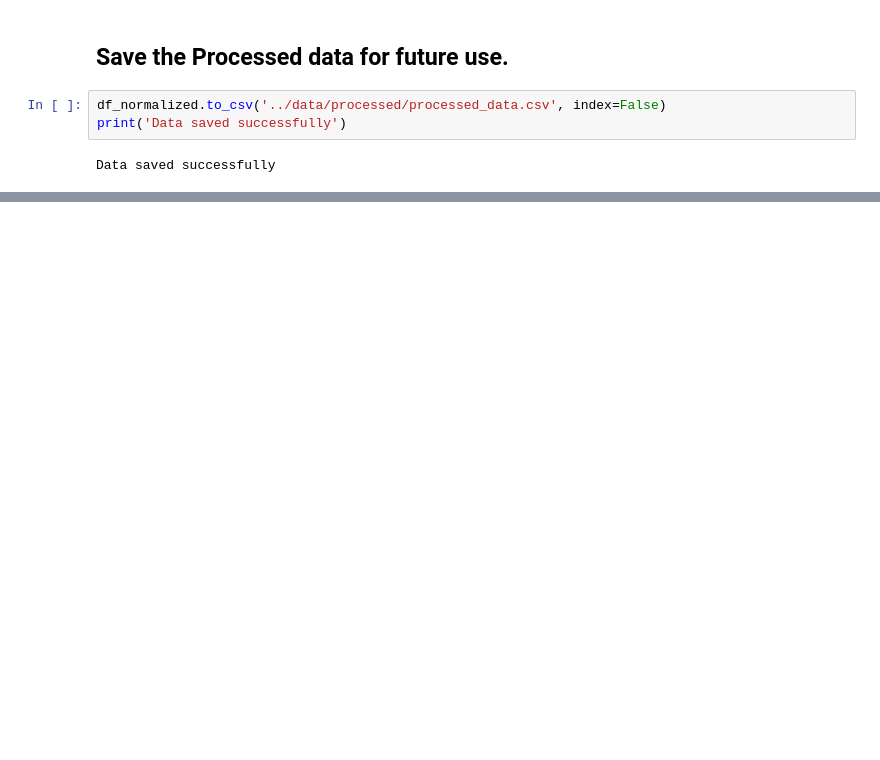
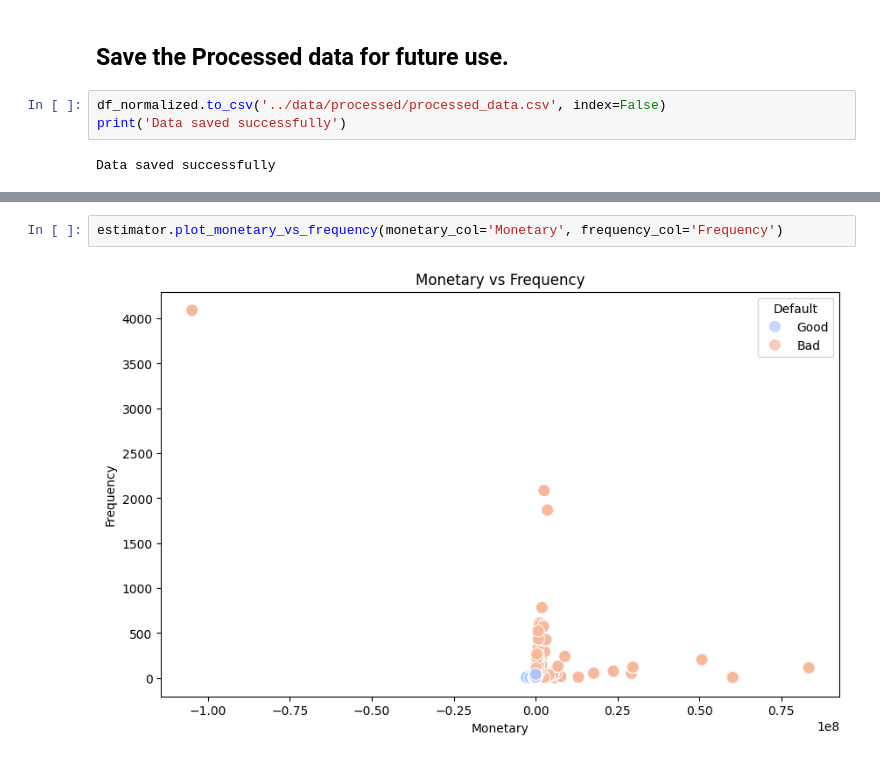
Before and after one commit to b-sam16/Credit-Scoring-Model, a Jupyter notebook: notebooks/feature_engineering.ipynb, the cells around one changed output, grey strips where cells are left out. Cells and saved outputs as stored; diff of their text form; blank space fills up the shorter version.

```diff
--- a/notebooks/feature_engineering.ipynb
+++ b/notebooks/feature_engineering.ipynb
@@ -168,0 +232,4 @@ Data saved successfully
+# %%
+estimator.plot_monetary_vs_frequency(monetary_col='Monetary', frequency_col='Frequency')
+# %% [output]
+[figure, added]
```
Also changed, not shown: parts of 17 cells of this notebook, 2 other files.
